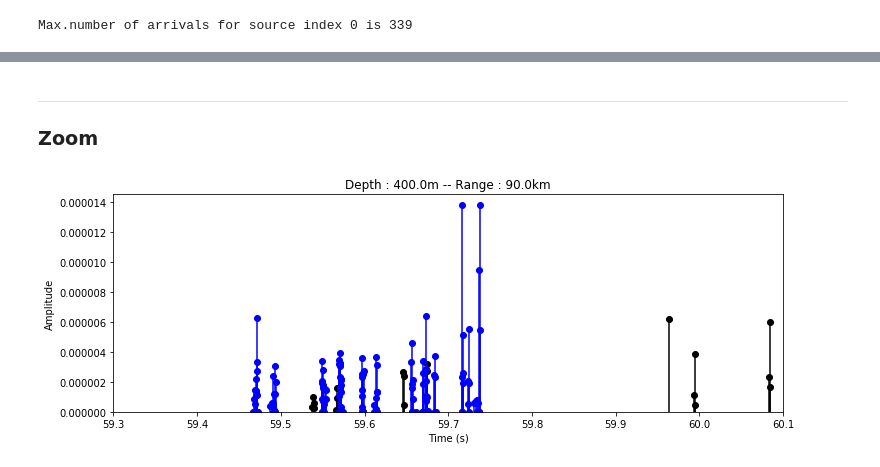
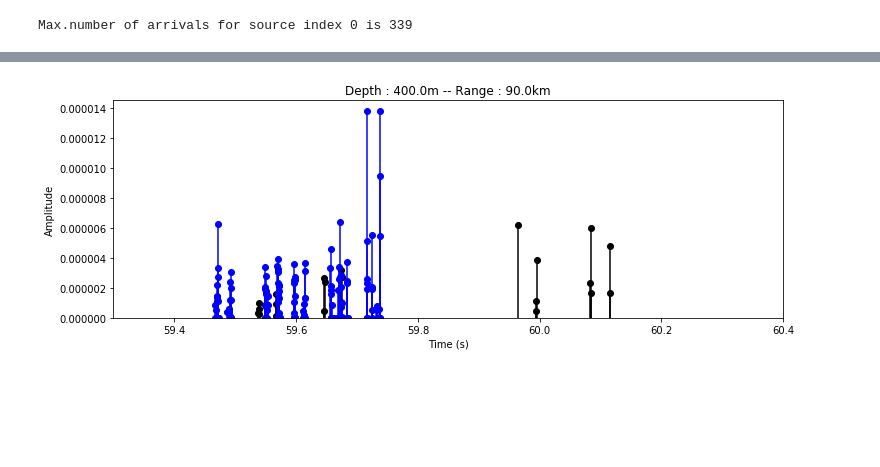
Before and after one commit to ponchama/Cognac_Acoustique, a Jupyter notebook: Bellhop/Partie4_Cramer_Rao/Reponses_impulsionnelles.ipynb, the cells around one changed output, grey strips where cells are left out. Drawn from its saved outputs; the diff is of its cells as text; code cells hidden in the pictures; blank space fills up the shorter version.

```diff
--- a/Bellhop/Partie4_Cramer_Rao/Reponses_impulsionnelles.ipynb
+++ b/Bellhop/Partie4_Cramer_Rao/Reponses_impulsionnelles.ipynb
@@ -165,6 +584,6 @@ bell.plotssp('mediterrannee', Issp=1, zoom=False)
 [figure]
 # %%
 ### read file .arr
-Arr2, Pos2 = bell.read_arrivals_asc ('../files_arr/prof_hiver.arr', Narrmx = 470)
+Arr5, Pos5 = bell.read_arrivals_asc ('../files_arr/prof_hiver.arr', Narrmx = 340)
 # %% [output]
 Max.number of arrivals for source index 0 is 339
@@ -276,13 +590,10 @@ Intervalle entre le temps du maximum d'amplitude et son plus proche voisin :
-# %% [markdown]
-----
-### Zoom
 # %%
 isd = 0       # choice of source depth : 100m
 ird = 4       # depth : 400m
 irr = 9       # range : 90km
 plt.figure(figsize=(12,4))
-bell.plotarr(Arr2, Pos2, irr, ird, isd)
-plt.xlim([59.3, 60.1])
+bell.plotarr(Arr5, Pos5, irr, ird, isd)
+plt.xlim([59.3, 60.4])
 plt.show()
 # %% [output]
-[figure, old version]
+[figure, new version]
```
Also changed, not shown: parts of 63 cells of this notebook, 1 other file.
